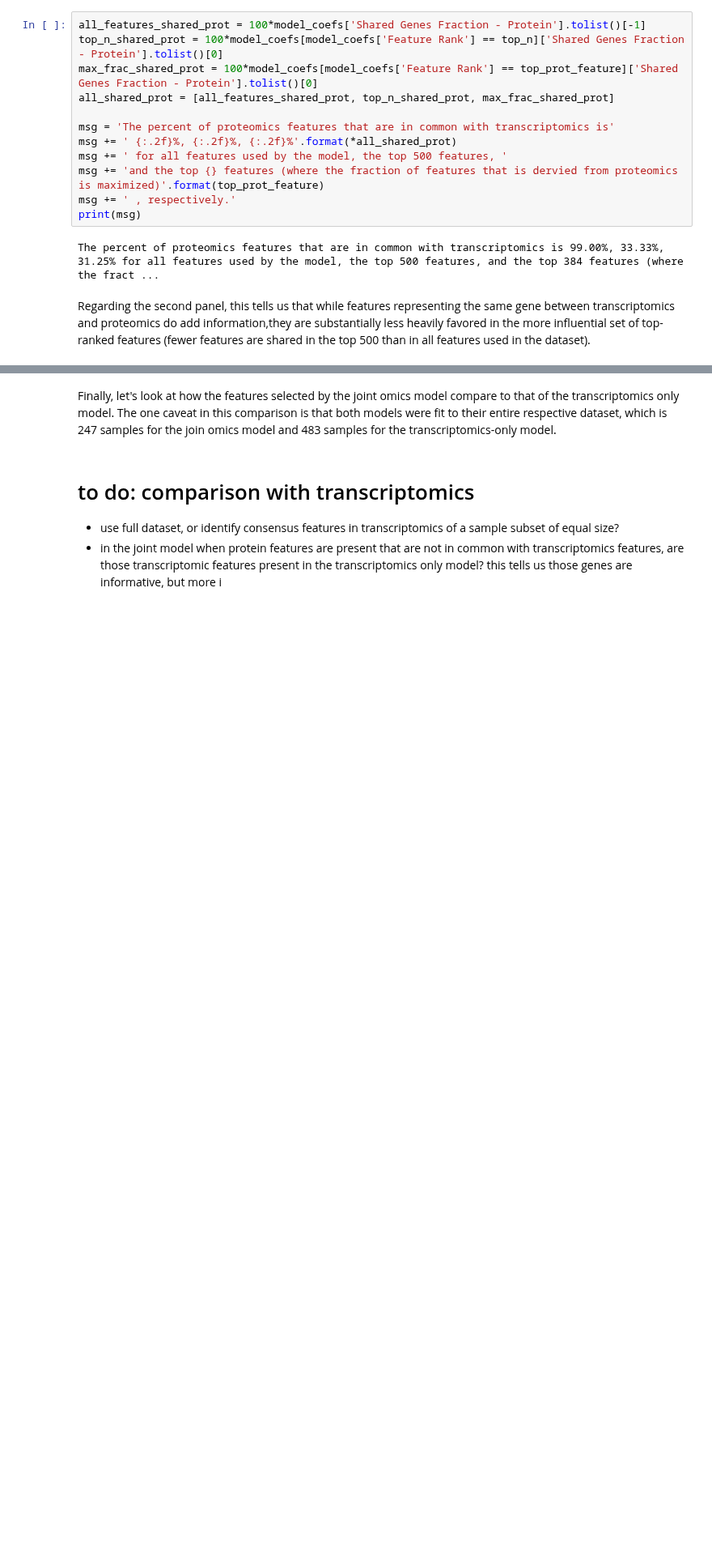
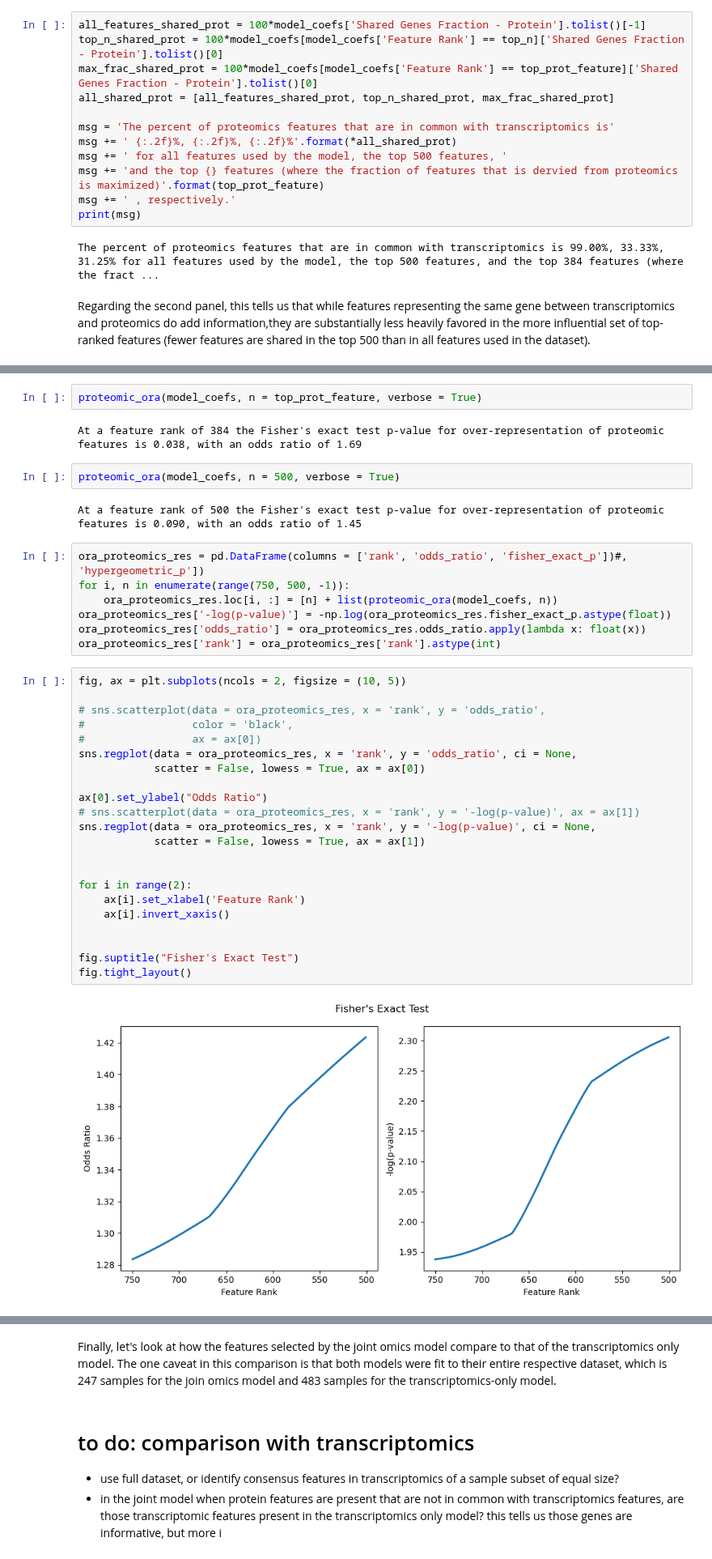
Before and after one commit to hmbaghdassarian/metastatic_potential, a Jupyter notebook: notebooks/C_joint_prediction/04_feature_analysis.ipynb, the cells around one changed output, grey strips where cells are left out. Shown at 81% size. Cells and saved outputs as stored; diff of their text form; blank space fills up the shorter version.

```diff
--- a/notebooks/C_joint_prediction/04_feature_analysis.ipynb
+++ b/notebooks/C_joint_prediction/04_feature_analysis.ipynb
@@ -263,0 +330,39 @@ Regarding the second panel, this tells us that while features representing the s
+# %%
+proteomic_ora(model_coefs, n = top_prot_feature, verbose = True)
+# %% [output]
+At a feature rank of 384 the Fisher's exact test p-value for over-representation of proteomic features is 0.038, with an odds ratio of 1.69
+# %%
+proteomic_ora(model_coefs, n = 500, verbose = True)
+# %% [output]
+At a feature rank of 500 the Fisher's exact test p-value for over-representation of proteomic features is 0.090, with an odds ratio of 1.45
+# %%
+ora_proteomics_res = pd.DataFrame(columns = ['rank', 'odds_ratio', 'fisher_exact_p'])#, 'hypergeometric_p'])
+for i, n in enumerate(range(750, 500, -1)):
+    ora_proteomics_res.loc[i, :] = [n] + list(proteomic_ora(model_coefs, n))
+ora_proteomics_res['-log(p-value)'] = -np.log(ora_proteomics_res.fisher_exact_p.astype(float))
+ora_proteomics_res['odds_ratio'] = ora_proteomics_res.odds_ratio.apply(lambda x: float(x))
+ora_proteomics_res['rank'] = ora_proteomics_res['rank'].astype(int)
+# %%
+fig, ax = plt.subplots(ncols = 2, figsize = (10, 5))
+
+# sns.scatterplot(data = ora_proteomics_res, x = 'rank', y = 'odds_ratio',
+#                 color = 'black',
+#                 ax = ax[0])
+sns.regplot(data = ora_proteomics_res, x = 'rank', y = 'odds_ratio', ci = None,
+            scatter = False, lowess = True, ax = ax[0])
+
+ax[0].set_ylabel("Odds Ratio")
+# sns.scatterplot(data = ora_proteomics_res, x = 'rank', y = '-log(p-value)', ax = ax[1])
+sns.regplot(data = ora_proteomics_res, x = 'rank', y = '-log(p-value)', ci = None,
+            scatter = False, lowess = True, ax = ax[1])
+
+
+for i in range(2):
+    ax[i].set_xlabel('Feature Rank')
+    ax[i].invert_xaxis()
+
+
+fig.suptitle("Fisher's Exact Test")
+fig.tight_layout()
+# %% [output]
+[figure, added]
```
Also changed, not shown: parts of 18 cells of this notebook, 5 other files.
